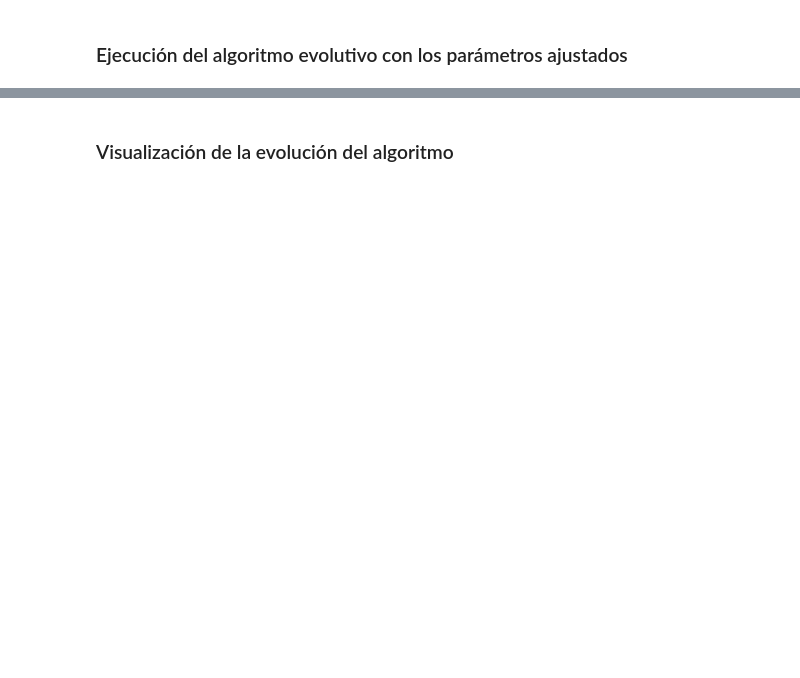
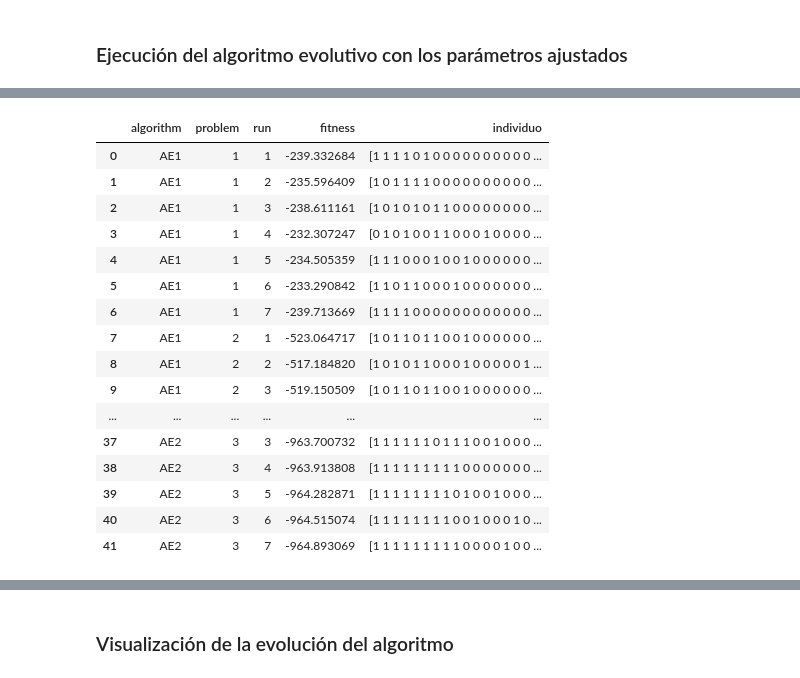
Before and after one commit to santimndez/cbio_practicas, a Jupyter notebook: notebooks/cbio_p9.ipynb, the cells around one changed output, grey strips where cells are left out. Saved outputs shown, nothing was run; the diff lists cells and outputs as text; code cells hidden in the pictures; blank space fills up the shorter version.

```diff
--- a/notebooks/cbio_p9.ipynb
+++ b/notebooks/cbio_p9.ipynb
@@ -573,0 +495,20 @@ Desviación estándar:  286.40038477269235
+# %%
+best_fitness_df
+# %% [output]
+|  | algorithm | problem | run | fitness | individuo |
+| 0 | AE1 | 1 | 1 | -239.332684 | [1 1 1 1 0 1 0 0 0 0 0 0 0 0 0 0 ... |
+| 1 | AE1 | 1 | 2 | -235.596409 | [1 0 1 1 1 1 0 0 0 0 0 0 0 0 0 0 ... |
+| 2 | AE1 | 1 | 3 | -238.611161 | [1 0 1 0 1 0 1 1 0 0 0 0 0 0 0 0 ... |
+| 3 | AE1 | 1 | 4 | -232.307247 | [0 1 0 1 0 0 1 1 0 0 0 1 0 0 0 0 ... |
+| 4 | AE1 | 1 | 5 | -234.505359 | [1 1 1 0 0 0 1 0 0 1 0 0 0 0 0 0 ... |
+| 5 | AE1 | 1 | 6 | -233.290842 | [1 1 0 1 1 0 0 0 1 0 0 0 0 0 0 0 ... |
+| 6 | AE1 | 1 | 7 | -239.713669 | [1 1 1 1 0 0 0 0 0 0 0 0 0 0 0 0 ... |
+| 7 | AE1 | 2 | 1 | -523.064717 | [1 0 1 1 0 1 1 0 0 1 0 0 0 0 0 0 ... |
+| 8 | AE1 | 2 | 2 | -517.184820 | [1 0 1 0 1 1 0 0 0 1 0 0 0 0 0 1 ... |
+| 9 | AE1 | 2 | 3 | -519.150509 | [1 0 1 1 0 1 1 0 0 1 0 0 0 0 0 0 ... |
+| ... | ... | ... | ... | ... | ... |
+| 37 | AE2 | 3 | 3 | -963.700732 | [1 1 1 1 1 1 0 1 1 1 0 0 1 0 0 0 ... |
+| 38 | AE2 | 3 | 4 | -963.913808 | [1 1 1 1 1 1 1 1 1 0 0 0 0 0 0 0 ... |
+| 39 | AE2 | 3 | 5 | -964.282871 | [1 1 1 1 1 1 1 1 0 1 0 0 1 0 0 0 ... |
+| 40 | AE2 | 3 | 6 | -964.515074 | [1 1 1 1 1 1 1 1 0 0 1 0 0 0 1 0 ... |
+| 41 | AE2 | 3 | 7 | -964.893069 | [1 1 1 1 1 1 1 1 1 0 0 0 0 1 0 0 ... |
```
Also changed, not shown: parts of 14 cells of this notebook, 7 other files.
